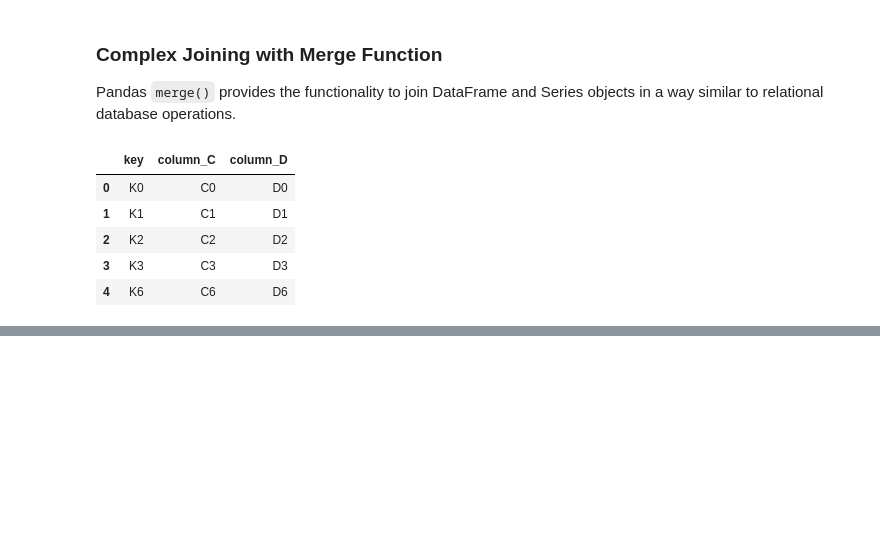
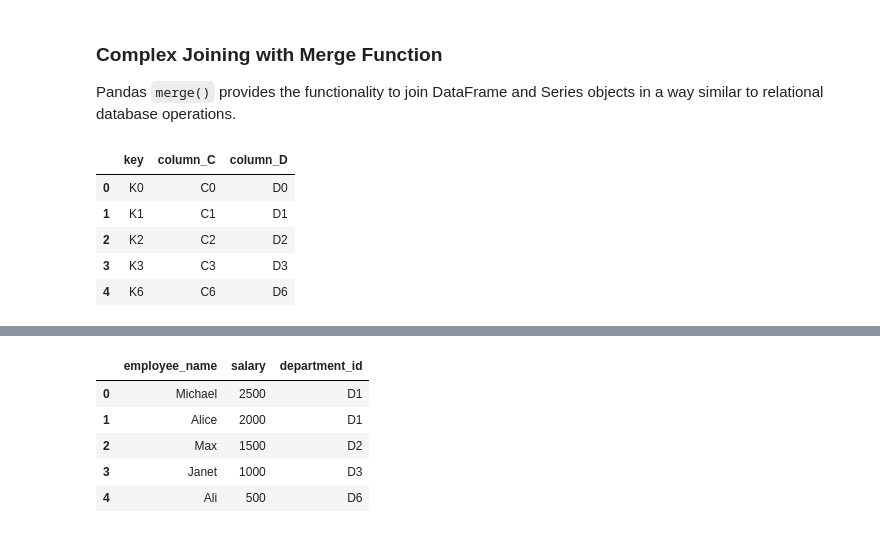
Before and after one commit to NabuRika/pandas_course, a Jupyter notebook: Lesson 5 - Merging & Joining Data/Pandas Merging & Joining Data-No Code.ipynb, the cells around one changed output, grey strips where cells are left out. Saved outputs shown, nothing was run; the diff lists cells and outputs as text; code cells hidden in the pictures; blank space fills up the shorter version.

```diff
--- a/Lesson 5 - Merging & Joining Data/Pandas Merging & Joining Data-No Code.ipynb
+++ b/Lesson 5 - Merging & Joining Data/Pandas Merging & Joining Data-No Code.ipynb
@@ -227,0 +237,22 @@ df_results
+# %%
+# Create departments dataset
+df_departments = pd.DataFrame(
+    {'department_id':['D1','D2','D3','D4'],
+    'department_name':['IT','SALES','HR','R&D'],
+    'department_location':['location_1','location_1','location_2','location_2']})
+
+# Create employees dataset
+df_employees = pd.DataFrame(
+    {'employee_name':['Michael','Alice','Max','Janet','Ali'],
+    'salary':[2500,2000,1500,1000,500],
+    'department_id':['D1','D1','D2','D3','D6']})
+# %%
+# Display DataFrame
+df_employees
+# %% [output]
+|  | employee_name | salary | department_id |
+| 0 | Michael | 2500 | D1 |
+| 1 | Alice | 2000 | D1 |
+| 2 | Max | 1500 | D2 |
+| 3 | Janet | 1000 | D3 |
+| 4 | Ali | 500 | D6 |
```
Also changed, not shown: parts of 5 cells of this notebook, 1 other file.
